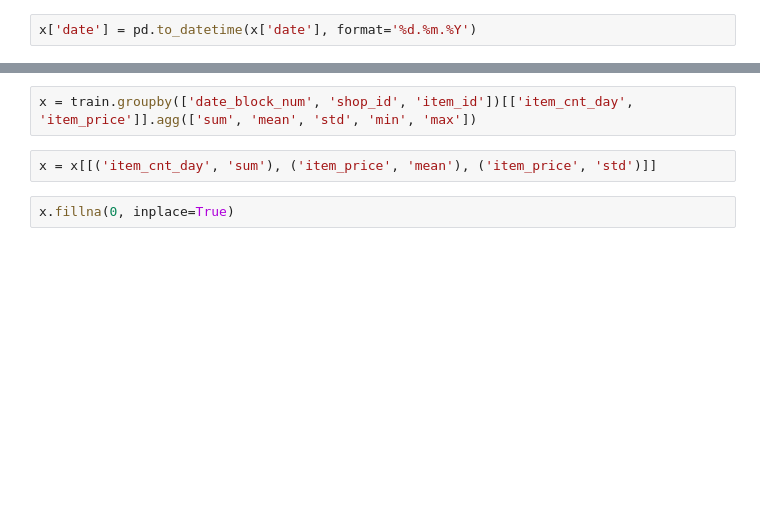
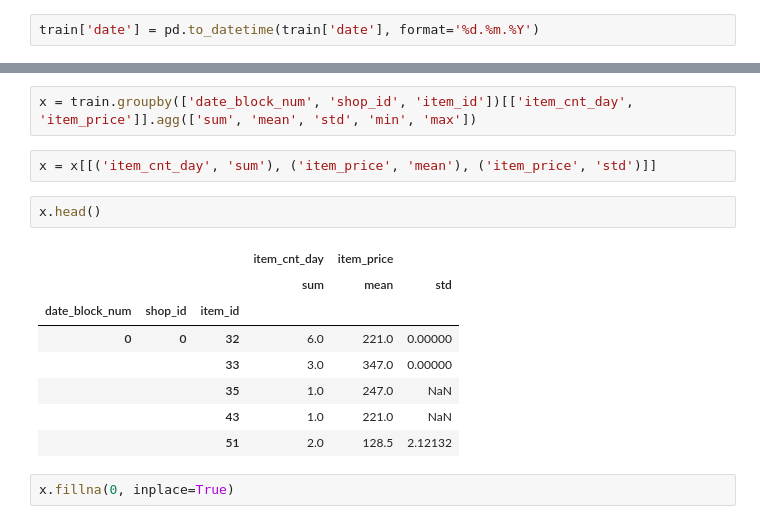
Before and after one commit to LiYan1988/predict_future_sales, a Jupyter notebook: eda_3.ipynb, the cells around one changed output, grey strips where cells are left out. Cells and saved outputs as stored; diff of their text form; blank space fills up the shorter version.

```diff
--- a/eda_3.ipynb
+++ b/eda_3.ipynb
@@ -54,4 +54,4 @@ train.head()
 | 3 | 06.01.2013 | 0 | 25 | 2554 | 1709.05 | 1.0 |
 | 4 | 15.01.2013 | 0 | 25 | 2555 | 1099.00 | 1.0 |
 # %%
-x['date'] = pd.to_datetime(x['date'], format='%d.%m.%Y')
+train['date'] = pd.to_datetime(train['date'], format='%d.%m.%Y')
@@ -68,6 +71,17 @@ plt.plot(x.date, x.item_price)
 x = train.groupby(['date_block_num', 'shop_id', 'item_id'])[['item_cnt_day', 'item_price']].agg(['sum', 'mean', 'std', 'min', 'max'])
 # %%
 x = x[[('item_cnt_day', 'sum'), ('item_price', 'mean'), ('item_price', 'std')]]
+# %%
+x.head()
+# %% [output]
+|  |  |  | item_cnt_day | item_price |  |
+|  |  |  | sum | mean | std |
+| date_block_num | shop_id | item_id |  |  |  |
+| 0 | 0 | 32 | 6.0 | 221.0 | 0.00000 |
+|  |  | 33 | 3.0 | 347.0 | 0.00000 |
+|  |  | 35 | 1.0 | 247.0 | NaN |
+|  |  | 43 | 1.0 | 221.0 | NaN |
+|  |  | 51 | 2.0 | 128.5 | 2.12132 |
 # %%
 x.fillna(0, inplace=True)
 # %%
```
Also changed, not shown: parts of 13 cells of this notebook, 8 other files.
